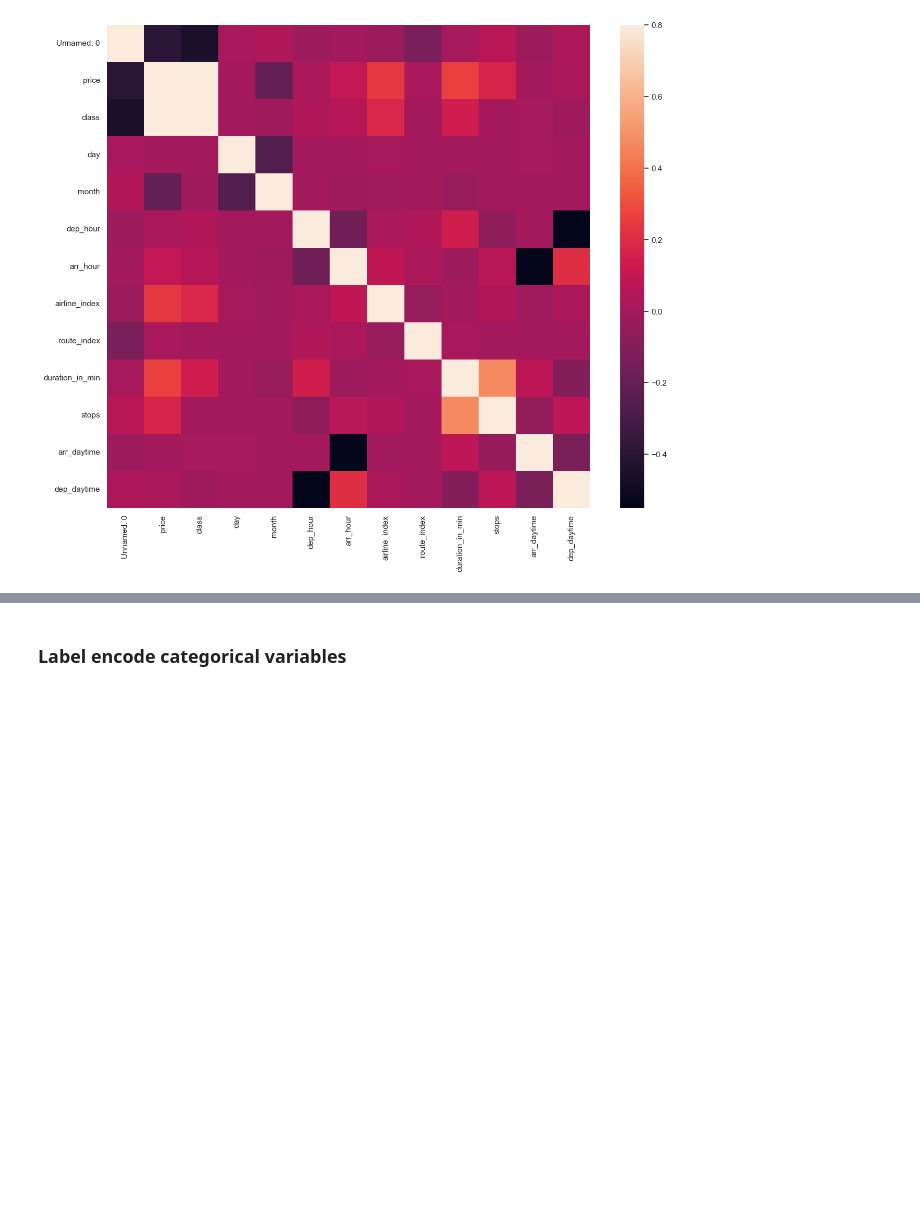
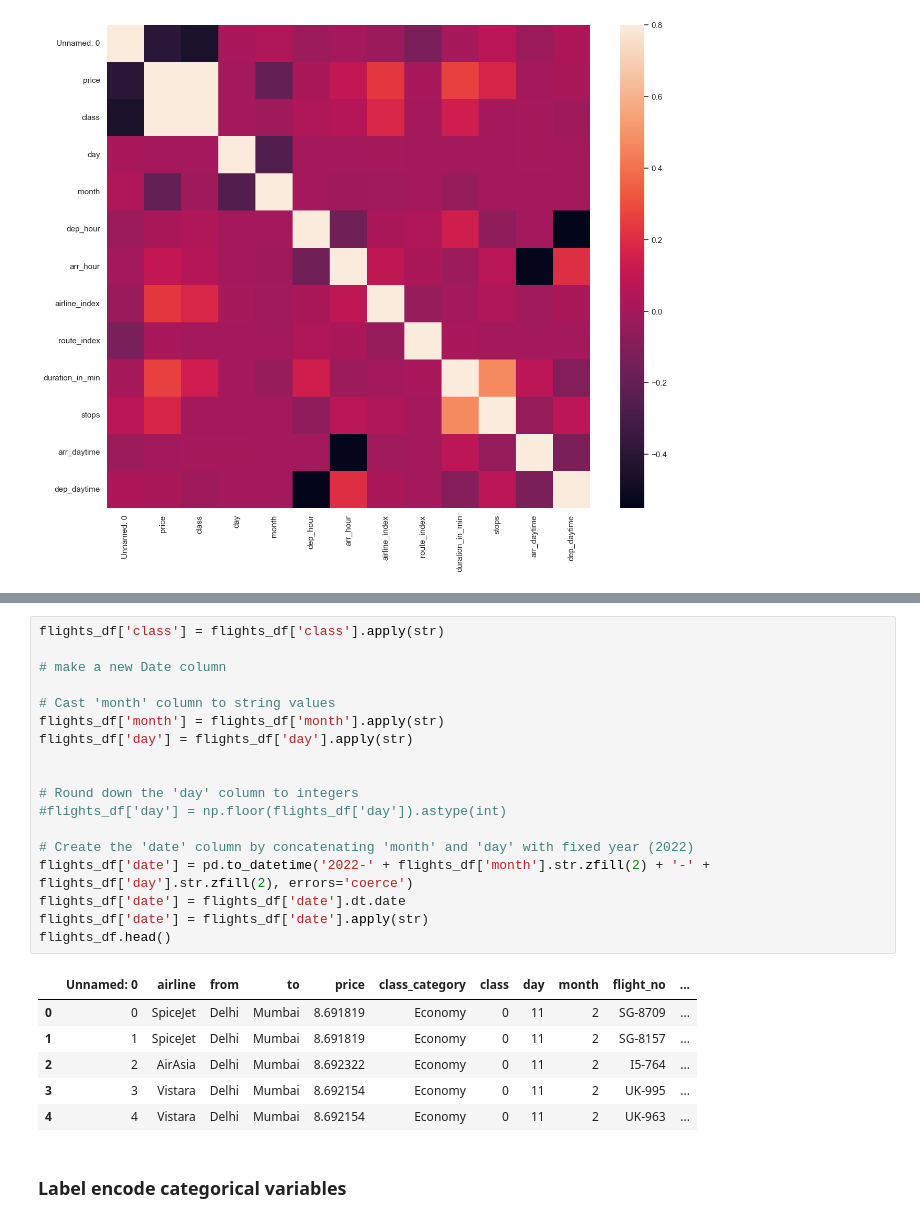
Before and after one commit to mlouisewoo/Data-Science-Project, a Jupyter notebook: FlightProject.ipynb, the cells around one changed output, grey strips where cells are left out. Cells and saved outputs as stored; diff of their text form; blank space fills up the shorter version.

```diff
--- a/FlightProject.ipynb
+++ b/FlightProject.ipynb
@@ -229,3 +245,28 @@ flights_df['class'] = flights_df['class'].apply(str)
+# %%
+flights_df['class'] = flights_df['class'].apply(str)
+
+# make a new Date column
+
+# Cast 'month' column to string values
+flights_df['month'] = flights_df['month'].apply(str)
+flights_df['day'] = flights_df['day'].apply(str)
+
+
+# Round down the 'day' column to integers
+#flights_df['day'] = np.floor(flights_df['day']).astype(int)
+
+# Create the 'date' column by concatenating 'month' and 'day' with fixed year (2022)
+flights_df['date'] = pd.to_datetime('2022-' + flights_df['month'].str.zfill(2) + '-' + flights_df['day'].str.zfill(2), errors='coerce')
+flights_df['date'] = flights_df['date'].dt.date
+flights_df['date'] = flights_df['date'].apply(str)
+flights_df.head()
+# %% [output]
+|  | Unnamed: 0 | airline | from | to | price | class_category | class | day | month | flight_no | ... |
+| 0 | 0 | SpiceJet | Delhi | Mumbai | 8.691819 | Economy | 0 | 11 | 2 | SG-8709 | ... |
+| 1 | 1 | SpiceJet | Delhi | Mumbai | 8.691819 | Economy | 0 | 11 | 2 | SG-8157 | ... |
+| 2 | 2 | AirAsia | Delhi | Mumbai | 8.692322 | Economy | 0 | 11 | 2 | I5-764 | ... |
+| 3 | 3 | Vistara | Delhi | Mumbai | 8.692154 | Economy | 0 | 11 | 2 | UK-995 | ... |
+| 4 | 4 | Vistara | Delhi | Mumbai | 8.692154 | Economy | 0 | 11 | 2 | UK-963 | ... |
 # %% [markdown]
 ### Label encode categorical variables
 # %%
```
Also changed, not shown: parts of 23 cells of this notebook.
